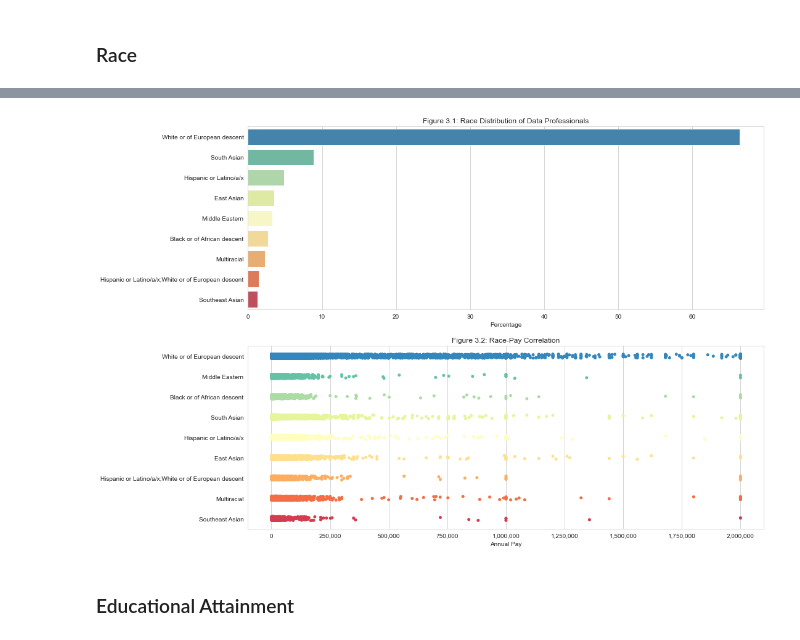
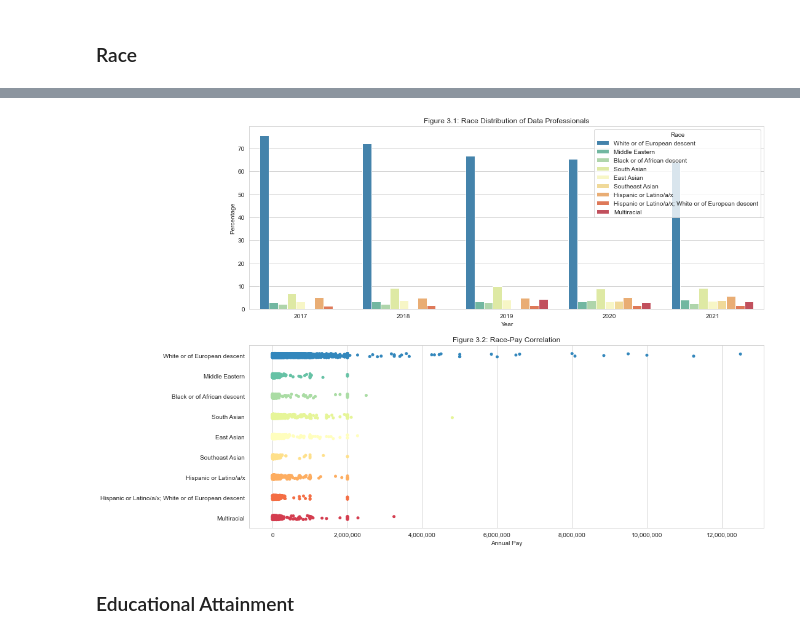
Before and after one commit to potatokim/data-science-demographics-visuals, a Jupyter notebook: main.ipynb, the cells around one changed output, grey strips where cells are left out. Drawn from its saved outputs; the diff is of its cells as text; code cells hidden in the pictures.

```diff
--- a/main.ipynb
+++ b/main.ipynb
@@ -126,8 +134,8 @@ for i in range(len(dfs)):
 # %%
-# filter for rows related to data science / analytics
+# Filter for rows related to data science / analytics
 # DevType = Data or business analyst | Data scientist or machine learning specialist | Engineer, data
 for i, df in enumerate(dfs):
-    df = df.dropna(subset=[DEV_TYPE])
+    df.dropna(subset=[DEV_TYPE], inplace=True)
     df = df[df[DEV_TYPE].str.contains('data|analyst', case=False, na=False, regex=True)]
     dfs[i] = df
 # %%
@@ -247,6 +284,8 @@ location_replacements = {
 for i in range(len(dfs)):
     dfs[i][LOCATION].replace(location_replacements, inplace = True)
 # %%
+# Reformat Years of Experience, rounding up to nearest integer year
+# Accepting some data loss here because 20 or more years is round to 21 years
 replacements = {'Less than a year': 1,
                 '1 to 2 years': 2,
                 '2 to 3 years': 3,
@@ -269,10 +308,12 @@ replacements = {'Less than a year': 1,
                 '19 to 20 years': 20,
                 '20 or more years': 21}
 
-# Reformat Year of Experience, rounding up to nearest integer year and
-# Accepting some data loss here because 20 or more years is round to 21 years
 for i in range(len(dfs)):
     dfs[i][YOE] = dfs[i][YEARS_CODE].replace(replacements)
     dfs[i][YOE] = pd.to_numeric(dfs[i][YOE], errors='coerce')
-#     dfs[i] = dfs[i].drop(columns=[YEARS_CODE])
+    dfs[i] = dfs[i].drop(columns=[YEARS_CODE])
+# %%
+# Adding in years
+for i in range(len(dfs)):
+    dfs[i][YEAR] = new_base_year + i
 # %%
@@ -324,6 +362,7 @@ Visualising the composition of data professionals with regards to various factor
 # %%
 # Constants
 PAIR_FIG_SIZE = (15, 6)
+CNT_LABEL = 'Count'
 PCT_LABEL = 'Percentage'
 PAY_LABEL = 'Annual Pay'
 
@@ -331,8 +370,11 @@ PAY_LABEL = 'Annual Pay'
 def format_pay_axis(ax, isX):
     if isX:
         axis = ax.get_xaxis()
+        ax.ticklabel_format(axis='x', style='plain')
     else:
         axis = ax.get_yaxis()
+        ax.ticklabel_format(axis='y', style='plain')
+
     axis.set_major_formatter(
     matplotlib.ticker.FuncFormatter(lambda x, p: format(int(x), ',')))
 
@@ -424,42 +481,52 @@ gender_dist
 # %%
 # Race
 race_fig, race_axes = plt.subplots(2, 1, figsize=(PAIR_FIG_SIZE[0], 2*PAIR_FIG_SIZE[1]))
 
 # Plot race distribution
 race_pct_threshold = 1
-race_dist = data[RACE].value_counts(dropna=True)
-race_total_count = race_dist.sum()
-race_dist = (race_dist / race_total_count * 100).rename('Percentage').reset_index()
-dominant_race_dist = race_dist[race_dist['Percentage'] > race_pct_threshold]
+order = [
+    'White or of European descent',
+    'Middle Eastern',
+    'Black or of African descent',
+    'South Asian',
+    'East Asian',
+    'Southeast Asian',
+    'Hispanic or Latino/a/x',
+    'Hispanic or Latino/a/x; White or of European descent',
+    'Multiracial'
+]
+
+race_dist = data.groupby([YEAR, RACE]).size().rename(CNT_LABEL).reset_index()
+race_dist[PCT_LABEL] = race_dist[CNT_LABEL] / race_dist.groupby(YEAR)[CNT_LABEL].transform('sum') * 100
+dominant_race_dist = race_dist[race_dist[PCT_LABEL] > race_pct_threshold]
 
 race_plot = sns.barplot(
     ax=race_axes[0],
-    y='index',
-    x='Percentage',
+    y=PCT_LABEL,
+    x=YEAR,
     data=dominant_race_dist,
-    palette='Spectral_r'
-) # Set3 Spectral
+    palette='Spectral_r',
+    hue=RACE,
+    hue_order=order
+) # TODO: remove Set3 Spectral
 
-race_plot.set(xlabel='Percentage', ylabel='', title='Figure 3.1: Race Distribution of Data Professionals')
+race_plot.set(title='Figure 3.1: Race Distribution of Data Professionals')
 
 # Plot correlation
 race_pay_data = data.loc[:, [RACE, PAY]].dropna().rename(columns={PAY: PAY_LABEL})
 
-# Coincidentally, by removing from the dataset people claiming to 80+ years old in the Age section above,
-# we have no one earning 2000000+ left. Uncomment the line below if you want to see the full data
-race_pay_data = race_pay_data[race_pay_data[PAY_LABEL] < 2001000]
-
-dominant_race_pay_data = race_pay_data.loc[race_pay_data[RACE].isin(list(dominant_race_dist['index']))]
+dominant_race_pay_data = race_pay_data.loc[race_pay_data[RACE].isin(list(dominant_race_dist[RACE]))]
 race_pay_plot = sns.stripplot(
     ax=race_axes[1],
     y=RACE,
     x=PAY_LABEL,
     data=dominant_race_pay_data,
-    palette='Spectral_r'
+    palette='Spectral_r',
+    order=order
 )
 race_pay_plot.set(xlabel=PAY_LABEL, ylabel='', title='Figure 3.2: Race-Pay Correlation')
 format_pay_axis(race_axes[1], True)
 # %% [output]
-[figure, old version]
+[figure, new version]
 # %% [markdown]
 ### Educational Attainment
```
Also changed, not shown: parts of 31 cells of this notebook.
